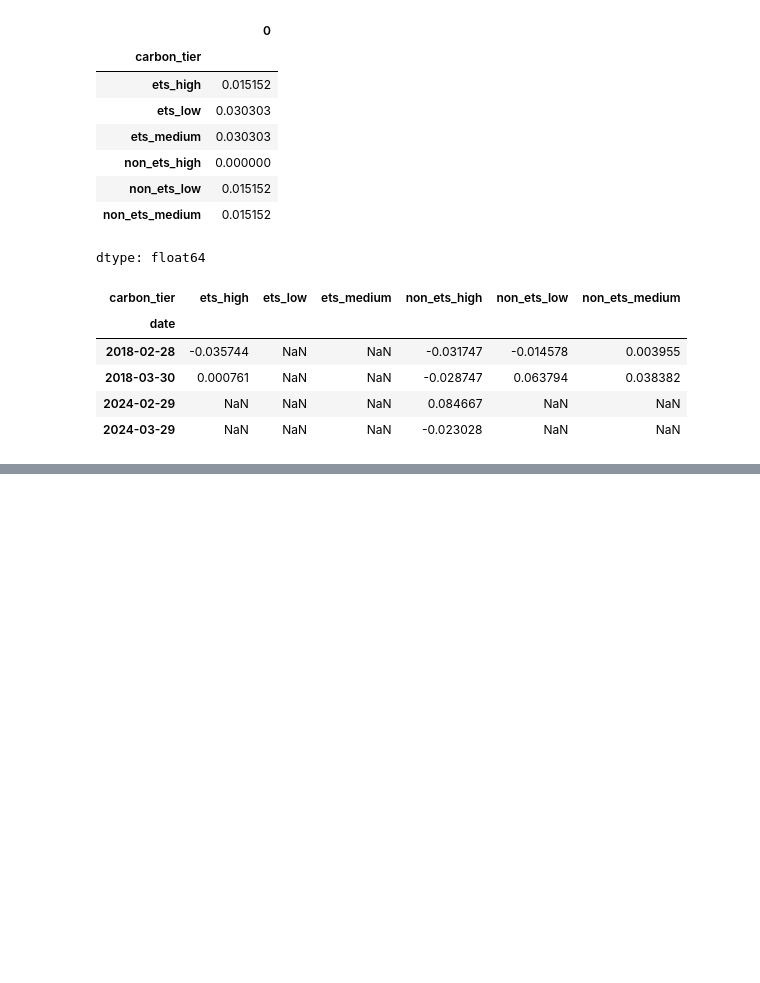
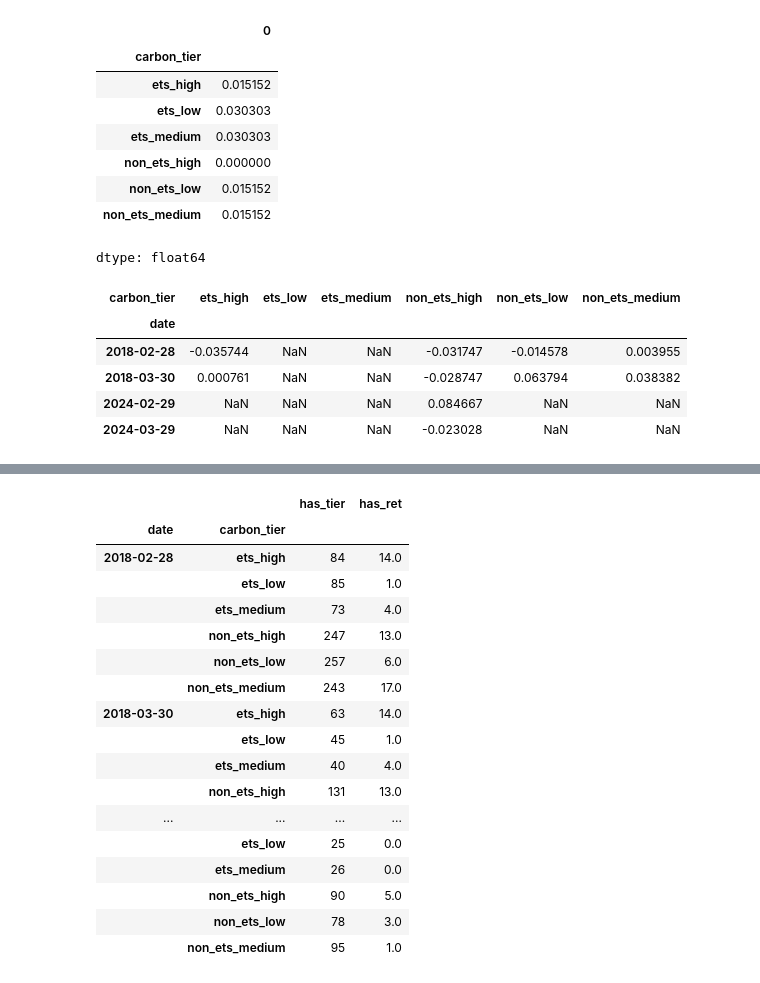
Before and after one commit to salinela/carbon-portfolio-project-v2, a Jupyter notebook: notebooks/08_eda.ipynb, the cells around one changed output, grey strips where cells are left out. Saved outputs shown, nothing was run; the diff lists cells and outputs as text; code cells hidden in the pictures; blank space fills up the shorter version.

```diff
--- a/notebooks/08_eda.ipynb
+++ b/notebooks/08_eda.ipynb
@@ -311,0 +313,35 @@ tret_trim[tret_trim.isna().any(axis = 1)]
+# %%
+probe = ["2018-02-28", "2018-03-30", "2024-02-29", "2024-03-29"]
+px = panel_t.reset_index()
+px["date"] = pd.to_datetime(px["date"]).astype(str)
+
+# companies in specific dates
+sub = px[px["date"].isin(probe) & px["carbon_tier"].notna()
+         & ~px["carbon_tier"].astype(str).str.endswith("untiered")]
+# %%
+
+# firms WITH a tier vs firms that also have a non-NaN fwd_ret, per tier-month
+have_tier = sub.groupby(["date", "carbon_tier"])["company_id"].nunique()
+
+have_ret  = (sub.dropna(subset=["fwd_ret"])
+             .groupby(["date", "carbon_tier"])["company_id"].nunique())
+pd.concat({"has_tier": have_tier, "has_ret": have_ret}, axis=1).fillna(0)
+# %% [output]
+|  |  | has_tier | has_ret |
+| date | carbon_tier |  |  |
+| 2018-02-28 | ets_high | 84 | 14.0 |
+|  | ets_low | 85 | 1.0 |
+|  | ets_medium | 73 | 4.0 |
+|  | non_ets_high | 247 | 13.0 |
+|  | non_ets_low | 257 | 6.0 |
+|  | non_ets_medium | 243 | 17.0 |
+| 2018-03-30 | ets_high | 63 | 14.0 |
+|  | ets_low | 45 | 1.0 |
+|  | ets_medium | 40 | 4.0 |
+|  | non_ets_high | 131 | 13.0 |
+| ... | ... | ... | ... |
+|  | ets_low | 25 | 0.0 |
+|  | ets_medium | 26 | 0.0 |
+|  | non_ets_high | 90 | 5.0 |
+|  | non_ets_low | 78 | 3.0 |
+|  | non_ets_medium | 95 | 1.0 |
```
Also changed, not shown: parts of 5 cells of this notebook.
